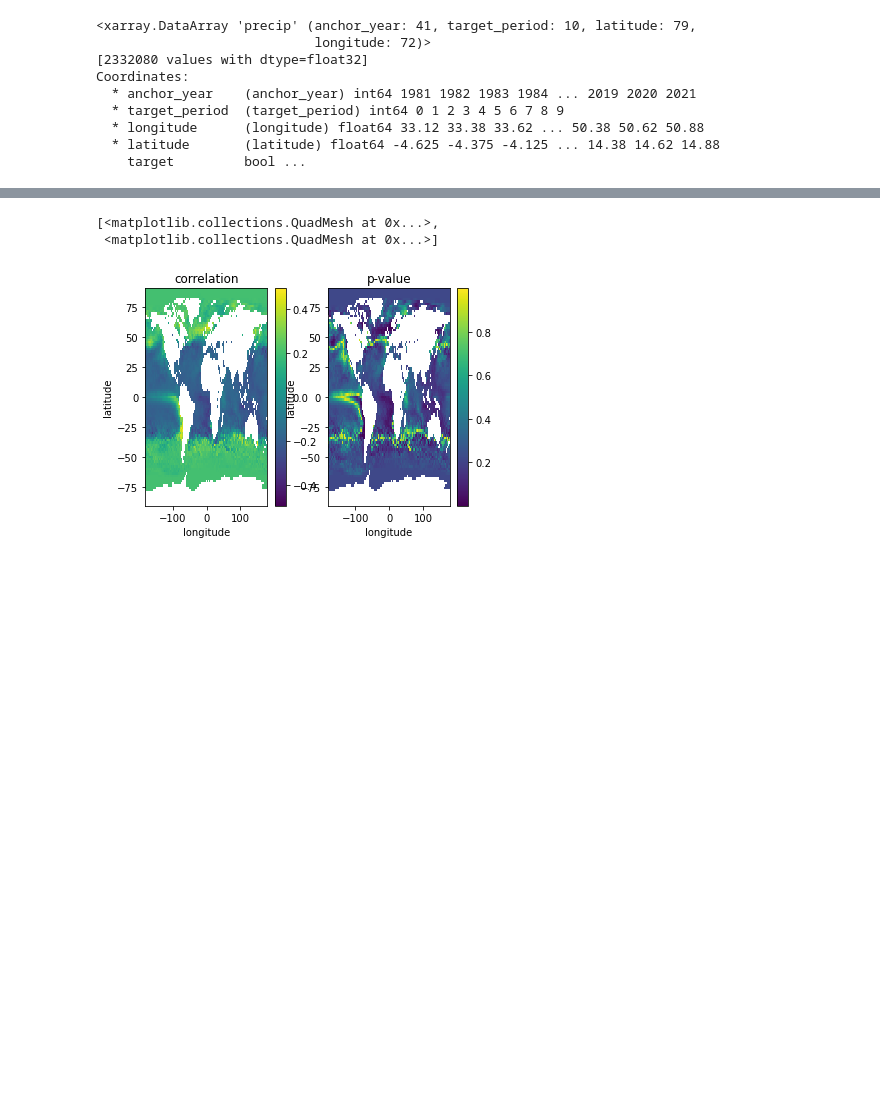
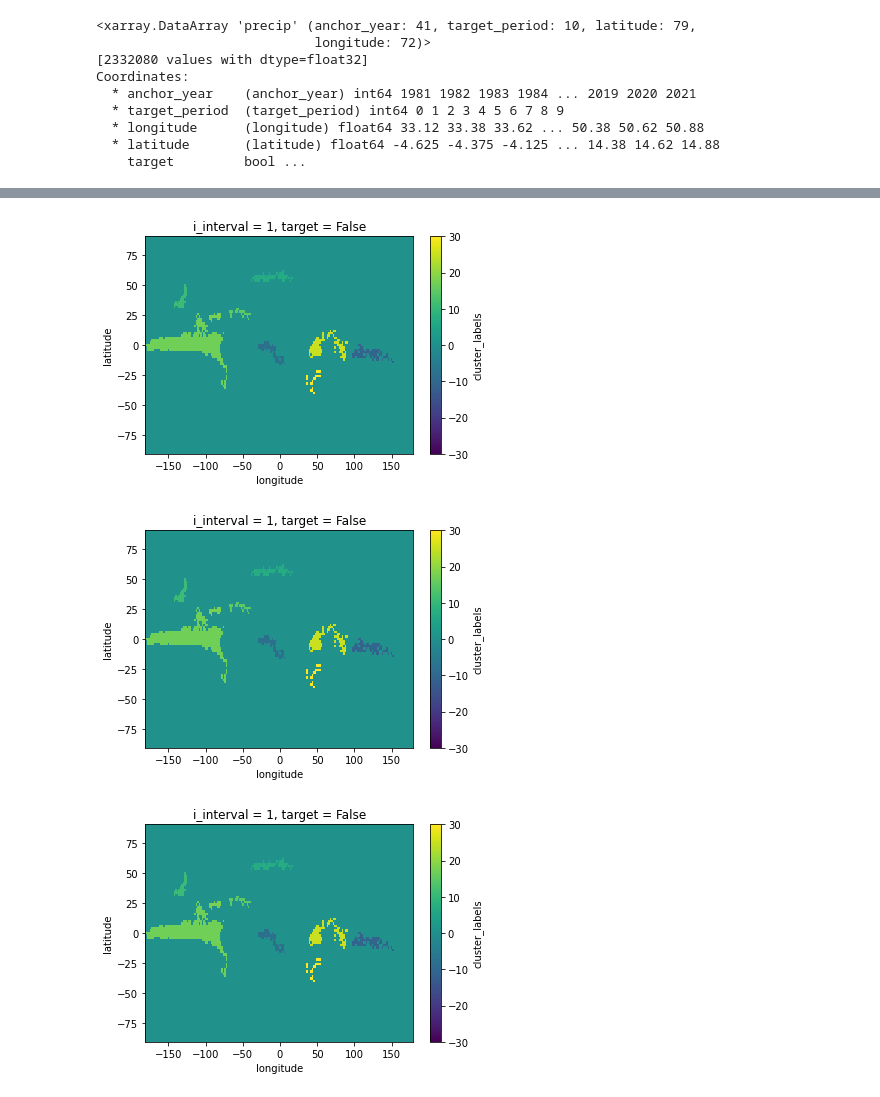
Before and after one commit to AI4S2S/Lorentz_s2spy_workshop, a Jupyter notebook: s2s.ipynb, the cells around one changed output, grey strips where cells are left out. Drawn from its saved outputs; the diff is of its cells as text; code cells hidden in the pictures; blank space fills up the shorter version.

```diff
--- a/s2s.ipynb
+++ b/s2s.ipynb
@@ -84,6 +57,8 @@ Plotting Corr maps None, split 0, lag 0
-# %%
-rgdr.plot_correlation(sst_resampled['sst'].sel(i_interval=1))
-# %% [output]
-[<matplotlib.collections.QuadMesh at 0x...>,
- <matplotlib.collections.QuadMesh at 0x...>]
-[figure, removed]
+# %%
+for period in target_timeseries.target_period.values[::4]:
+    rg = RGDR(target_timeseries.sel(target_period=0), eps_km=600, alpha=0.05, min_area_km2=3000**2)
+    rg.plot_clusters(sst_resampled['sst'].sel(i_interval=1))
+# %% [output]
+[figure, added]
+[figure, added]
+[figure, added]
```
Also changed, not shown: parts of 8 cells of this notebook, 4 other files.
